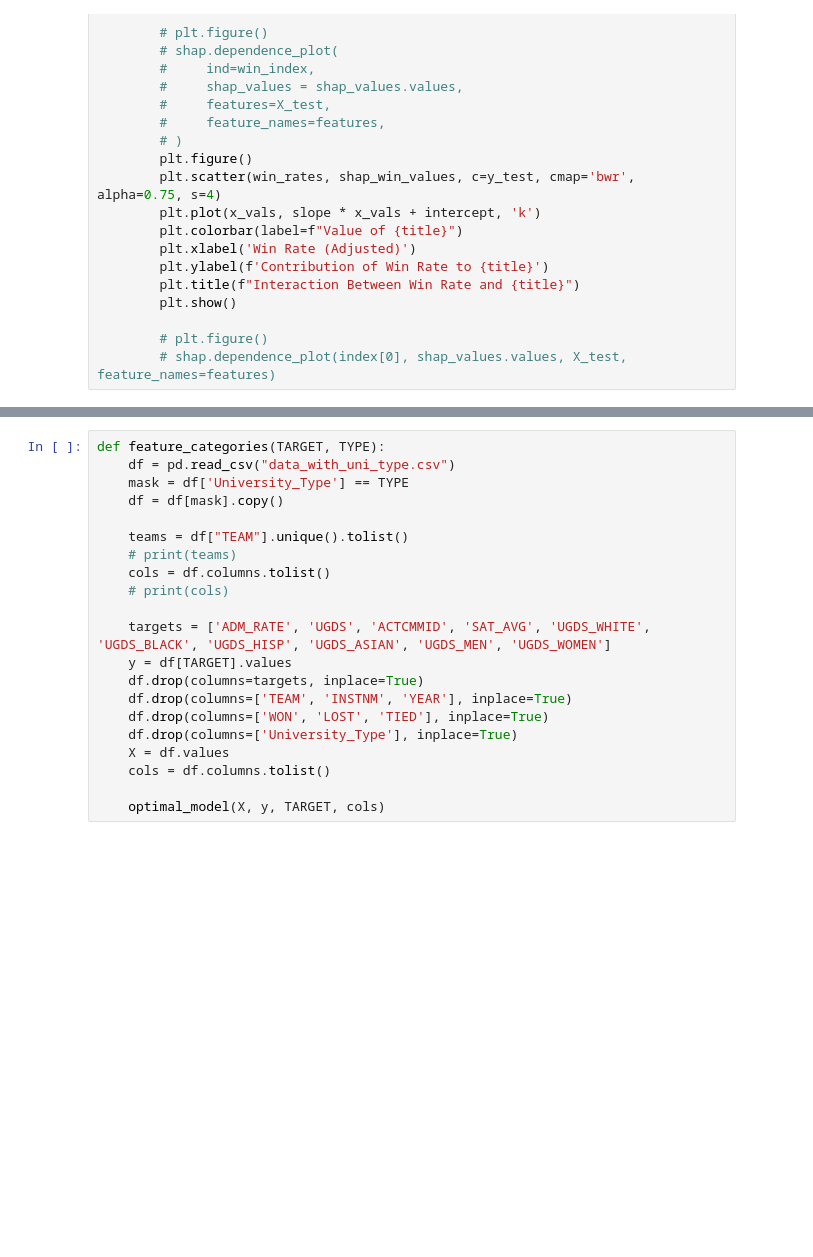
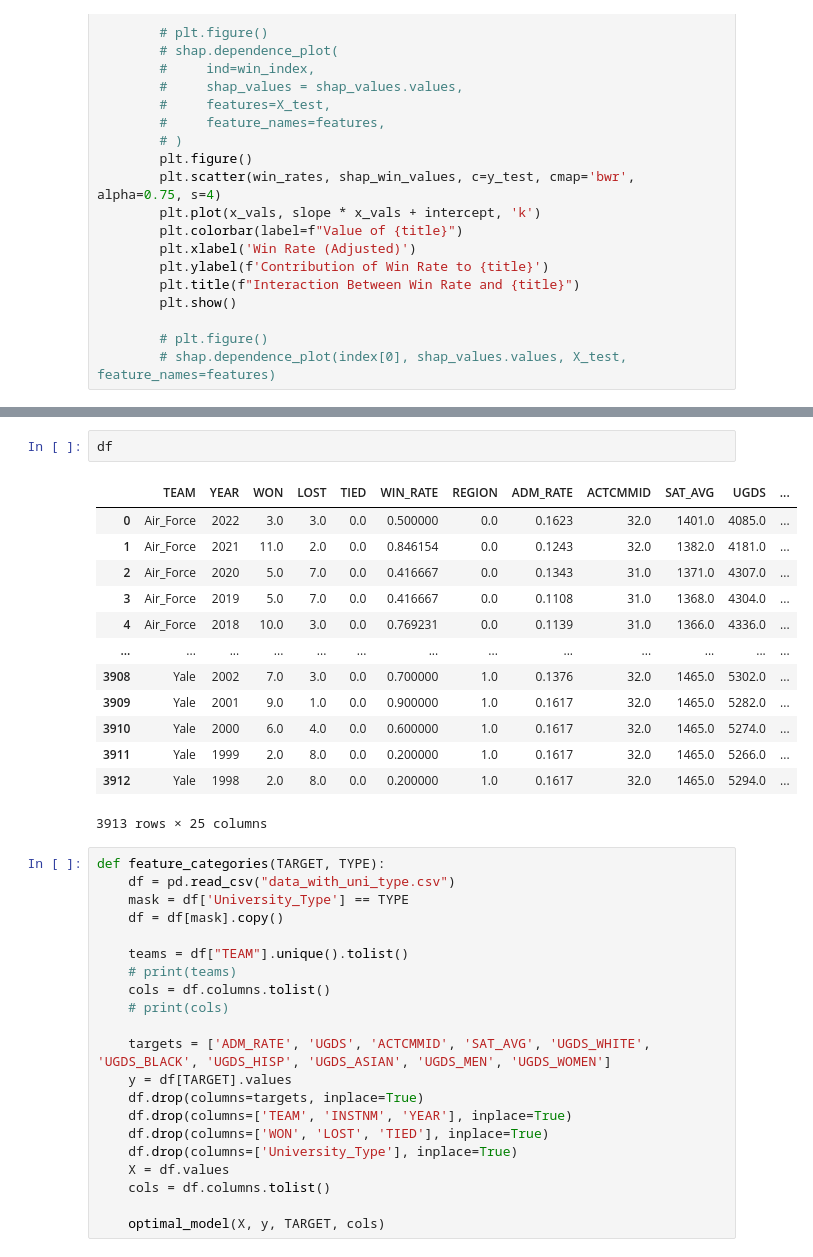
Before and after one commit to jpatrickb/football-to-admissions, a Jupyter notebook: xgboost.ipynb, the cells around one changed output, grey strips where cells are left out. Cells and saved outputs as stored; diff of their text form; blank space fills up the shorter version.

```diff
--- a/xgboost.ipynb
+++ b/xgboost.ipynb
@@ -174,3 +216,19 @@ Most important features:  ['REGION' 'ON_CAMPUS_EXPENSES' 'C150_4']
+# %%
+df
+# %% [output]
+|  | TEAM | YEAR | WON | LOST | TIED | WIN_RATE | REGION | ADM_RATE | ACTCMMID | SAT_AVG | UGDS | ... |
+| 0 | Air_Force | 2022 | 3.0 | 3.0 | 0.0 | 0.500000 | 0.0 | 0.1623 | 32.0 | 1401.0 | 4085.0 | ... |
+| 1 | Air_Force | 2021 | 11.0 | 2.0 | 0.0 | 0.846154 | 0.0 | 0.1243 | 32.0 | 1382.0 | 4181.0 | ... |
+| 2 | Air_Force | 2020 | 5.0 | 7.0 | 0.0 | 0.416667 | 0.0 | 0.1343 | 31.0 | 1371.0 | 4307.0 | ... |
+| 3 | Air_Force | 2019 | 5.0 | 7.0 | 0.0 | 0.416667 | 0.0 | 0.1108 | 31.0 | 1368.0 | 4304.0 | ... |
+| 4 | Air_Force | 2018 | 10.0 | 3.0 | 0.0 | 0.769231 | 0.0 | 0.1139 | 31.0 | 1366.0 | 4336.0 | ... |
+| ... | ... | ... | ... | ... | ... | ... | ... | ... | ... | ... | ... | ... |
+| 3908 | Yale | 2002 | 7.0 | 3.0 | 0.0 | 0.700000 | 1.0 | 0.1376 | 32.0 | 1465.0 | 5302.0 | ... |
+| 3909 | Yale | 2001 | 9.0 | 1.0 | 0.0 | 0.900000 | 1.0 | 0.1617 | 32.0 | 1465.0 | 5282.0 | ... |
+| 3910 | Yale | 2000 | 6.0 | 4.0 | 0.0 | 0.600000 | 1.0 | 0.1617 | 32.0 | 1465.0 | 5274.0 | ... |
+| 3911 | Yale | 1999 | 2.0 | 8.0 | 0.0 | 0.200000 | 1.0 | 0.1617 | 32.0 | 1465.0 | 5266.0 | ... |
+| 3912 | Yale | 1998 | 2.0 | 8.0 | 0.0 | 0.200000 | 1.0 | 0.1617 | 32.0 | 1465.0 | 5294.0 | ... |
+3913 rows × 25 columns
 # %%
 def feature_categories(TARGET, TYPE):
     df = pd.read_csv("data_with_uni_type.csv")
```
Also changed, not shown: parts of 8 cells of this notebook, 1 other file.
